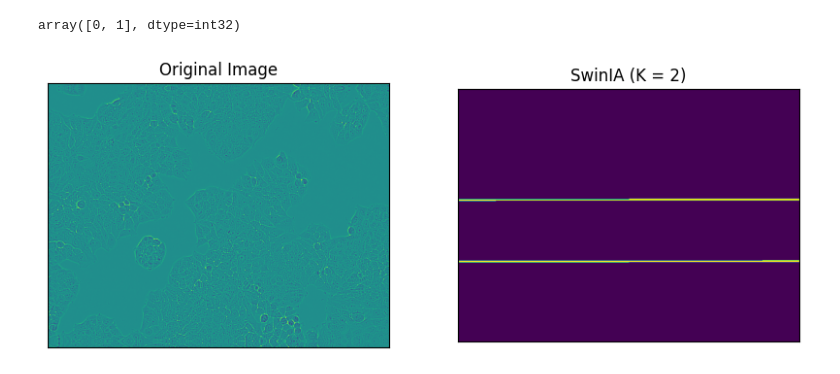
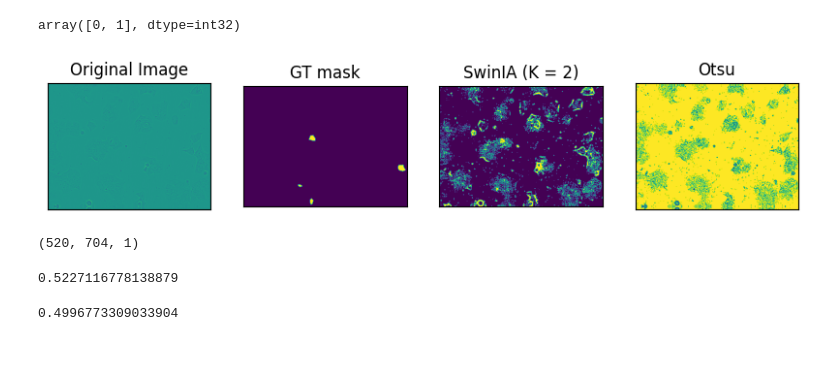
Before and after one commit to DzvinkaYarish/SwinIA-segmentation, a Jupyter notebook: notebooks/emergent_abilities_livecell.ipynb, the cells around one changed output. Saved outputs shown, nothing was run; the diff lists cells and outputs as text; code cells hidden in the pictures.

```diff
--- a/notebooks/emergent_abilities_livecell.ipynb
+++ b/notebooks/emergent_abilities_livecell.ipynb
@@ -68,6 +97,7 @@ denoiser.to('cuda')
 # %%
 # to get feature map comment line 418 in noise2same/backbone/swinia.py
-index = 406
+# channel first
+index = 0
 denoiser.eval()
 with torch.no_grad():
     result = denoiser(data[index]['image'].unsqueeze(0).cuda())['image'].detach().cpu().numpy()
@@ -80,10 +134,11 @@ plt.subplot(1,2,2), plt.imshow(result.transpose(1, 2, 0))
 # %%
 vectorized_orig = (data[index]['image'] * data[index]['std'] + data[index]['mean']).numpy()
 target_shape = data[index]['shape']
-target_shape = [144, 520, 704]
+target_shape = [520, 704, 144]
 # target_shape[-1] = 144
 
-feature_map = crop_as(result[0], target_shape)
+feature_map = result[0].transpose(1,2,0)
+feature_map = crop_as(feature_map, target_shape)
 vectorized_swinia = feature_map.reshape(-1, 144)
 vectorized_heads = np.split(vectorized_swinia, 16, axis=-1)
 # %%
@@ -163,5 +218,5 @@ vectorized_b2u = feature_map.reshape(-1, 96)
 from sklearn.cluster import KMeans, DBSCAN
 from skimage.filters import threshold_otsu
 
-# thresh = threshold_otsu(vectorized_orig[0])
-# binary = vectorized_orig > thresh
+thresh = threshold_otsu(vectorized_orig[0])
+binary = vectorized_orig > thresh
@@ -171,7 +231,7 @@ k = 2
 k_means = KMeans(n_clusters=k)
 k_means.fit(vectorized_swinia)
 res = k_means.predict(vectorized_swinia)
-result_swinia = res.reshape(target_shape[1:])
+result_swinia = res.reshape(target_shape[:2])
 # %%
 res.shape
 # %% [output]
@@ -222,24 +282,30 @@ result_swinia_[swin_3] = 1
 # %%
 import matplotlib.pyplot as plt
 
 plt.rcParams["font.size"] = 10
 
 figure_size = 10
 plt.figure(figsize=(figure_size,figure_size))
 #original image
-plt.subplot(1,2,1),plt.imshow(vectorized_orig.transpose(1, 2, 0))
+plt.subplot(1,4,1),plt.imshow(vectorized_orig.transpose(1, 2, 0))
 plt.title('Original Image'), plt.xticks([]), plt.yticks([])
 #image 2
 # plt.subplot(1,5,2),plt.imshow(binary.transpose(1, 2, 0).astype(int))
 # plt.title('Original (Otsu)'), plt.xticks([]), plt.yticks([])
 #image 3
 # plt.subplot(1,5,3),plt.imshow(result_n2s)
 # plt.title('Noise2Same (K = 4)'), plt.xticks([]), plt.yticks([])
 
 # plt.subplot(1,5,4),plt.imshow(result_b2u)
 # plt.title('B2U (K = 4)'), plt.xticks([]), plt.yticks([])
 
-plt.subplot(1,2,2),plt.imshow(1-result_swinia)
+plt.subplot(1,4,2),plt.imshow(data[index]['gt_mask'] )
+plt.title('GT mask'), plt.xticks([]), plt.yticks([]);
+
+plt.subplot(1,4,3), plt.imshow((1-result_swinia).astype(np.uint8))
 plt.title('SwinIA (K = 2)'), plt.xticks([]), plt.yticks([]);
+
+plt.subplot(1,4,4), plt.imshow(binary[0])
+plt.title('Otsu'), plt.xticks([]), plt.yticks([]);
 # %% [output]
-[figure, old version]
+[figure, new version]
@@ -245,0 +330,12 @@ plt.title('SwinIA (K = 2)'), plt.xticks([]), plt.yticks([]);
+# %%
+data[index]['seg_mask'].shape
+# %% [output]
+(520, 704, 1)
+# %%
+iou(data[index]['seg_mask'], np.expand_dims(1-result_swinia, -1))
+# %% [output]
+0.5227116778138879
+# %%
+iou(data[index]['seg_mask'], crop_as(binary, (1, 520, 704)).transpose(1,2,0))
+# %% [output]
+0.4996773309033904
```
Also changed, not shown: parts of 14 cells of this notebook, 4 other files.
